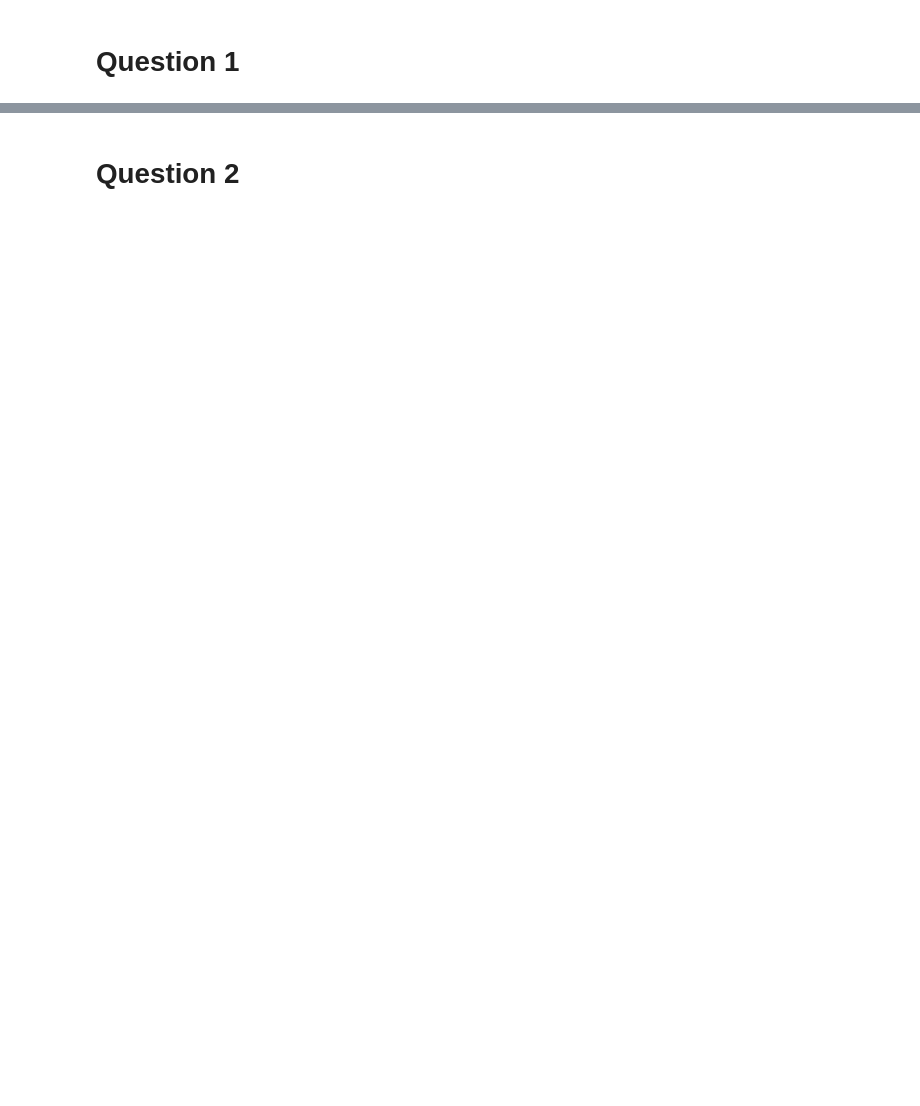
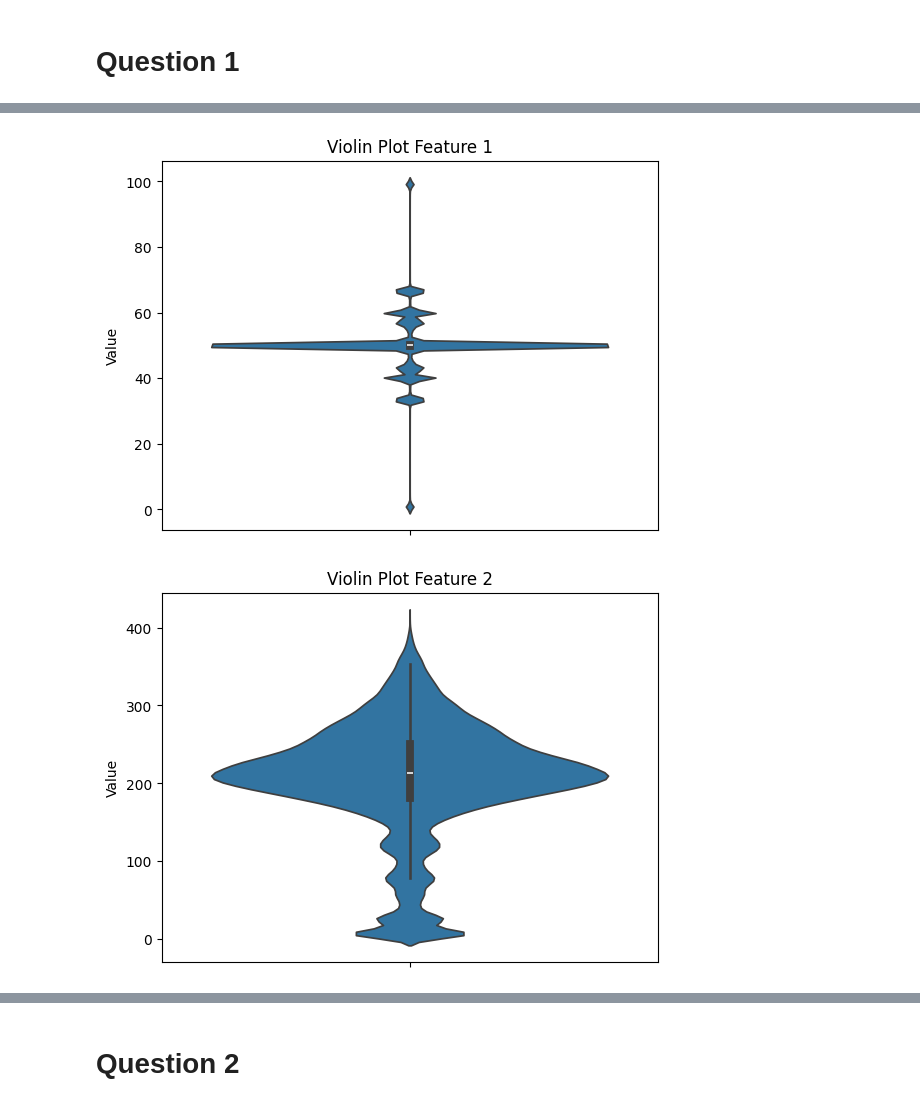
Before and after one commit to Tooallin/INF396-Tarea-2, a Jupyter notebook: T2_2021735410.ipynb, the cells around one changed output, grey strips where cells are left out. Drawn from its saved outputs; the diff is of its cells as text; code cells hidden in the pictures; blank space fills up the shorter version.

```diff
--- a/T2_2021735410.ipynb
+++ b/T2_2021735410.ipynb
@@ -56,14 +70,29 @@ def generate_plot_acf(x, title, lags=40, markersize=6):
 # %%
-def generate_violin_plot(x, title):
-	data = x[~np.isnan(x)]
-	df = pd.DataFrame({title: data})
+def generate_violin_plots(X, title="", flag=True):
+	if flag:
+		for i in range(X.shape[1]):
+			title = f"Feature {i+1}"
+			x = X[:,i]
+			data = x[~np.isnan(x)]
+			df = pd.DataFrame({title: data})
 
-	sns.violinplot(y=title, data=df)
-	plt.title(f"Violin Plot {title}")
-	plt.ylabel("Value")
-	plt.xlabel("")
-	plt.show()
-	plt.close()
+			sns.violinplot(y=title, data=df)
+			plt.title(f"Violin Plot {title}")
+			plt.ylabel("Value")
+			plt.xlabel("")
+			plt.show()
+			plt.close()
+	else:
+		x = X
+		data = x[~np.isnan(x)]
+		df = pd.DataFrame({title: data})
+
+		sns.violinplot(y=title, data=df)
+		plt.title(f"Violin Plot {title}")
+		plt.ylabel("Value")
+		plt.xlabel("")
+		plt.show()
+		plt.close()
 # %% [markdown]
 # Load Datasets
 
@@ -90,3 +160,5 @@ skim(pd.DataFrame(X_train))
 # %%
-for i in range(X_train.shape[1]):
-	generate_violin_plot(x=X_train[:,i], title=f"Feature {i+1}")
+generate_violin_plots(X=X_train)
+# %% [output]
+[figure, added]
+[figure, added]
```
Also changed, not shown: parts of 30 cells of this notebook.
